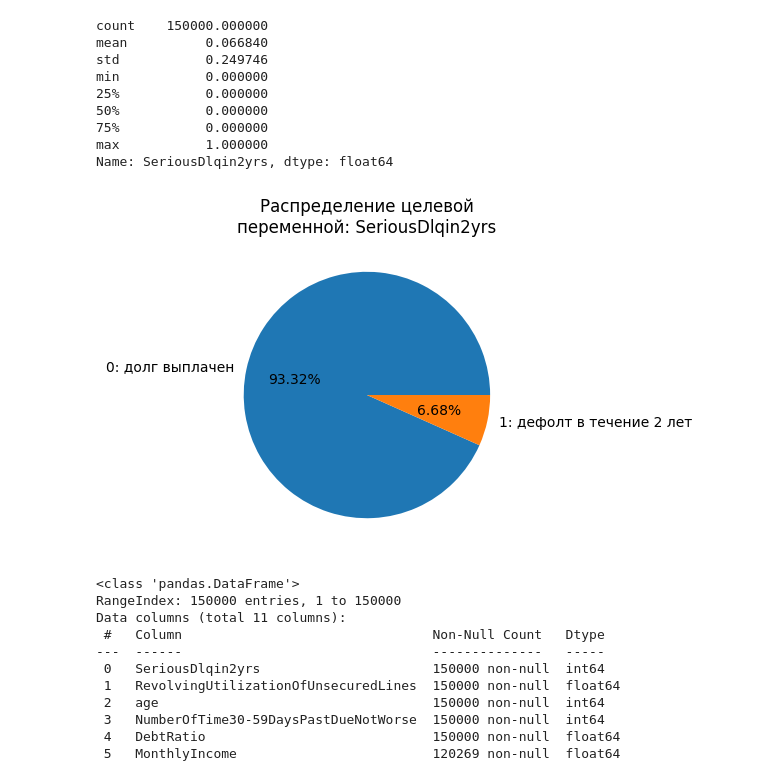
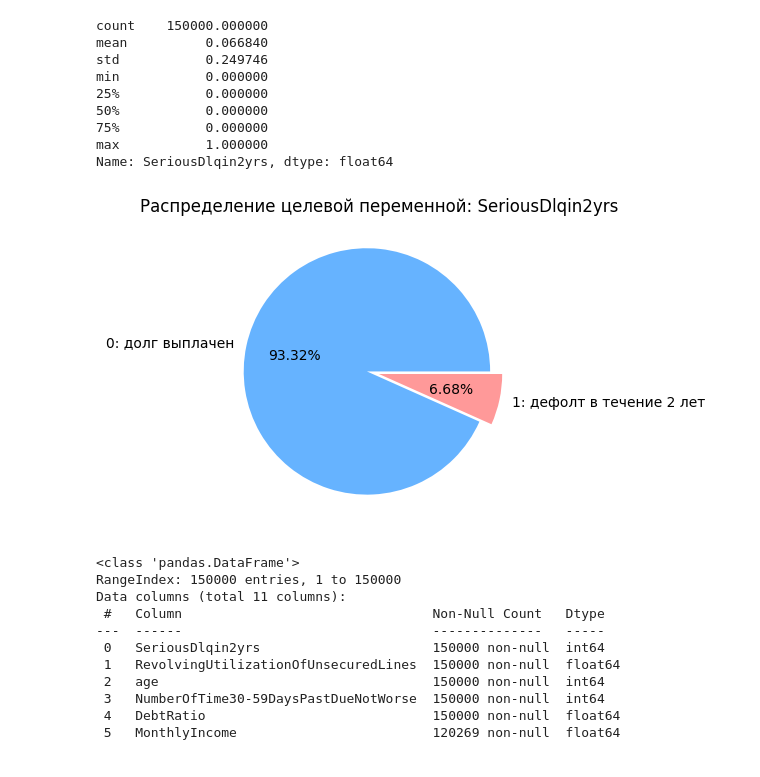
Before and after one commit to seajoyer/credit-scoring, a Jupyter notebook: notebooks/1.0-eda.ipynb, the cells around one changed output. Drawn from its saved outputs; the diff is of its cells as text; code cells hidden in the pictures.

```diff
--- a/notebooks/1.0-eda.ipynb
+++ b/notebooks/1.0-eda.ipynb
@@ -109,12 +109,15 @@ Name: SeriousDlqin2yrs, dtype: float64
 # %%
 counts = train['SeriousDlqin2yrs'].value_counts()
 
 plt.figure(figsize=(4, 4))
-plt.pie(counts, autopct='%.2f%%', labels=['0: долг выплачен', '1: дефолт в течение 2 лет'])
-plt.title('Распределение целевой\nпеременной: SeriousDlqin2yrs')
+explode = (0.1, 0)
+
+plt.pie(counts, autopct='%.2f%%', labels=['0: долг выплачен', '1: дефолт в течение 2 лет'],
+        colors=['#66b3ff', '#ff9999'], explode=explode)
+plt.title('Распределение целевой переменной: SeriousDlqin2yrs')
 plt.show()
 # %% [output]
-[figure, old version]
+[figure, new version]
 # %%
 train.info()
 # %% [output]
```
Also changed, not shown: parts of 8 cells of this notebook, 11 other files.
